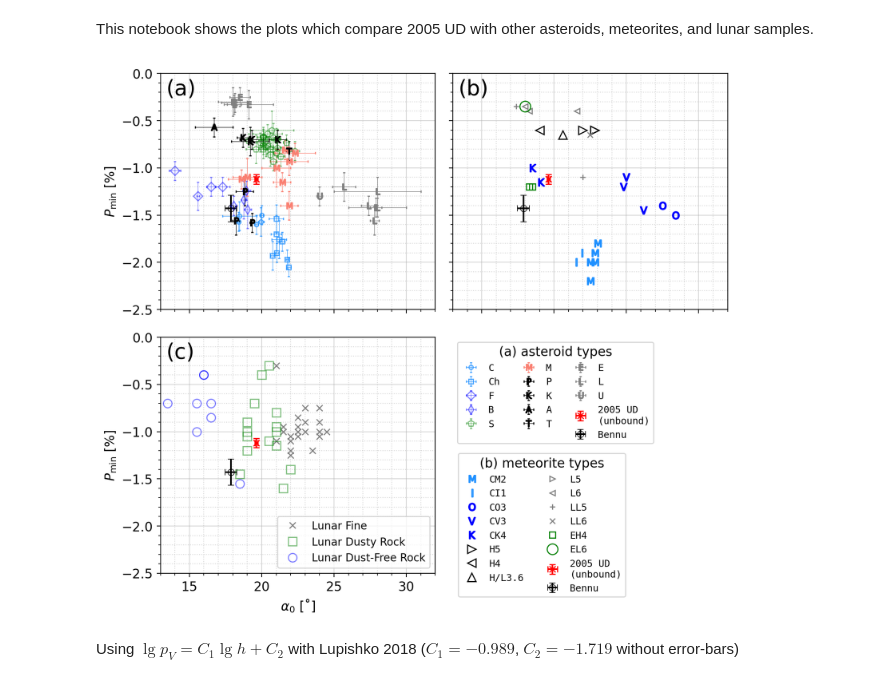
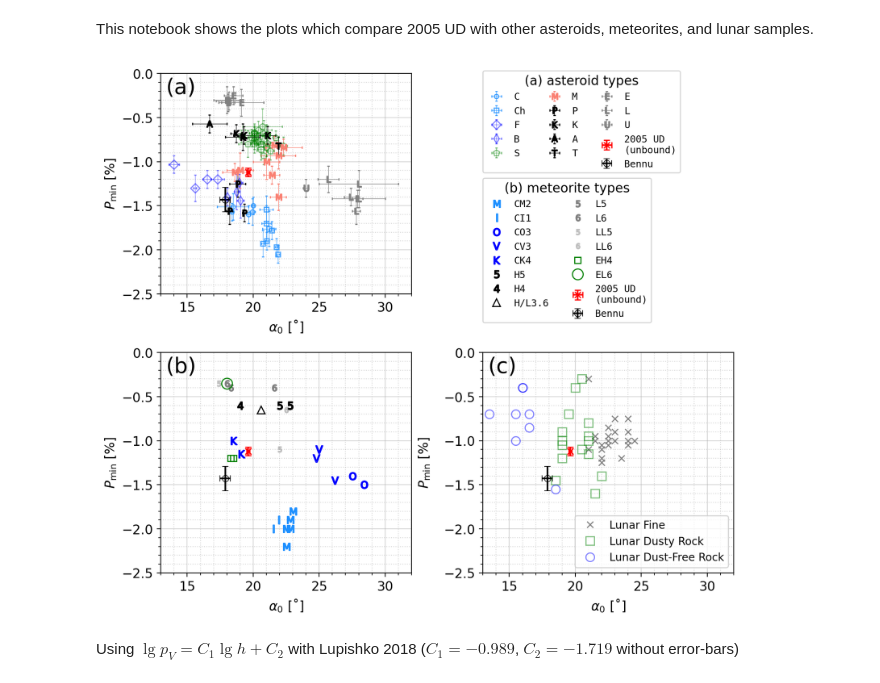
Before and after one commit to ysBach/IshiguroM_etal_155140_2005UD, a Jupyter notebook: polarimetry/Comparison_with_others.ipynb, the cells around one changed output. Cells and saved outputs as stored; diff of their text form; code cells hidden in the pictures.

```diff
--- a/polarimetry/Comparison_with_others.ipynb
+++ b/polarimetry/Comparison_with_others.ipynb
@@ -106,13 +106,13 @@ kws_m = {
     "CV3": dict(marker='$\mathrm{V}$', mfc='none', ms=7, color='b'),
     "CK4": dict(marker='$\mathrm{K}$', mfc='none', ms=7, color='b'),
 # etc (OC)
-    "H5":     dict(marker='>', mfc='none', ms=8, color='k'),
-    "H4":     dict(marker='<', mfc='none', ms=8, color='k'),
-    "H/L3.6": dict(marker='^', mfc='none', ms=8, color='k'),
-    "L5":     dict(marker='>', mfc='none', ms=5, color='gray'),
-    "L6":     dict(marker='<', mfc='none', ms=5, color='gray'),
-    "LL5":    dict(marker='+', mfc='none', ms=5, color='gray'),
-    "LL6":    dict(marker='x', mfc='none', ms=5, color='gray'),
+    "H5":     dict(marker=r'$5$', mfc='none', ms=7, color='k'),
+    "H4":     dict(marker=r'$4$', mfc='none', ms=7, color='k'),
+    "H/L3.6": dict(marker=r'^', mfc='none', ms=7, color='k'),
+    "L5":     dict(marker=r'$5$', mfc='none', ms=6, color='gray'),
+    "L6":     dict(marker=r'$6$', mfc='none', ms=6, color='gray'),
+    "LL5":    dict(marker=r'$5$', mfc='none', ms=5, color='gray', alpha=0.5),
+    "LL6":    dict(marker=r'$6$', mfc='none', ms=5, color='gray', alpha=0.5),
 # Enstatite
     "EH4":    dict(marker='s', mfc='none', ms=6, color='g'),
     "EL6":    dict(marker='o', mfc='none', ms=10, color='g'),
@@ -139,14 +139,14 @@ bnkw = dict(marker='o', color='k', mfc='none', ms=6, mew=0.6, ls='', capsize=3,
 errbfmt = dict(ls='', capsize=1, elinewidth=0.5)
 nanpos = dict(x=np.nan, y=np.nan, xerr=np.nan, yerr=np.nan)
 
-fig, axs = plt.subplots(2, 2, figsize=(8.5, 7.5),
-                        sharex=True, sharey=True, gridspec_kw=None)
+fig, axs = plt.subplots(2, 2, figsize=(8.5, 7.5), gridspec_kw=None)
 axa = axs[0, 0]  # asteroids
-axm = axs[0, 1]  # meteorites
-axl = axs[1, 0]  # lunar
+axm = axs[1, 0]  # meteorites
+axl = axs[1, 1]  # lunar
 
-_ax1 = axs[1, 1]
-_ax2 = axs[1, 1].twinx()  # Fake axes
+
+_ax1 = axs[0, 1]
+_ax2 = axs[0, 1].twinx()  # Fake axes
 
 xval, yval = "a0", "Pmin"
 for t, kw in kws_a.items():
@@ -173,38 +173,39 @@ for t, kw in kws_m.items():
 
 for t, kw in kws_l.items():
     df = df_l.loc[df_l["category"] == t]
     axl.plot(df[xval], df[yval], ls='', **kw, label=t)
 axl.legend(loc=4, fontsize=10)
 
 abc = ['(a)', '(b)', '(c)']
 for i, ax in enumerate([axa, axm, axl]):
     ax.errorbar(uddata[xval][0], uddata[yval][0], **udkw1,
                 xerr=uddata[f"{xval}_err"][0], yerr=uddata[f"{yval}_err"][0])
 #     ax.errorbar(uddata[xval][1], uddata[yval][1], **udkw2,
 #                 xerr=uddata[f"{xval}_err"][1], yerr=uddata[f"{yval}_err"][1])
     ax.errorbar(bennu[xval], bennu[yval], **bnkw,
                 xerr=bennu[f"{xval}_err"], yerr=bennu[f"{yval}_err"])
     ax.text(0.02, 0.91, abc[i], transform=ax.transAxes, fontsize=20)
 
 for aa in [_ax1, _ax2]:
     aa.axis('off')
     aa.errorbar(**nanpos, **udkw1, label="2005 UD\n(unbound)")
 #     aa.errorbar(**nanpos, **udkw2, label="2005 UD\n(bound)")
     aa.errorbar(**nanpos, **bnkw, label="Bennu")
 
-axa.set(ylabel=r"$P_\mathrm{min}$ [%]", ylim=(-2.5, 0), xlim=(13, 32))
-axl.set(ylabel=r"$P_\mathrm{min}$ [%]", xlabel=r"$\alpha_0$ [˚]")
-_ax1.legend(loc=2, ncol=3, fontsize=9, title="(a) asteroid types", prop={'family': 'monospace', 'size': 9})
-_ax2.legend(loc=(0.02, -0.1), ncol=2, fontsize=9, title="(b) meteorite types", prop={'family': 'monospace', 'size': 9})
+# axa.set(ylabel=r"$P_\mathrm{min}$ [%]", ylim=(-2.5, 0), xlim=(13, 32))
+for ax in [axl, axa, axm]:
+    ax.set(ylabel=r"$P_\mathrm{min}$ [%]", xlabel=r"$\alpha_0$ [˚]", ylim=(-2.5, 0), xlim=(13, 32))
+_ax1.legend(loc=(0.0, 0.55), ncol=3, fontsize=9, title="(a) asteroid types", prop={'family': 'monospace', 'size': 9})
+_ax2.legend(loc=(0.0, -0.13), ncol=2, fontsize=9, title="(b) meteorite types", prop={'family': 'monospace', 'size': 9})
 
 yvu.linticker([axa, axm, axl], xmajlockws=5, xminlockws=1, ymajlockws=0.5, yminlockws=0.1)
 plt.tight_layout()
 fig.align_ylabels(axs)
 fig.align_xlabels(axs)
 plt.savefig(FIGDIR/"a0-Pmin.pdf")
 plt.show();
 # %% [output]
-[figure, old version]
+[figure, new version]
 # %% [markdown]
 Using $\lg p_V = C_1 \lg h + C_2$ with Lupishko 2018 ($C_1 = -0.989$, $C_2 = -1.719$ without error-bars)
 # %%
```
Also changed, not shown: parts of 2 cells of this notebook, 11 other files.
